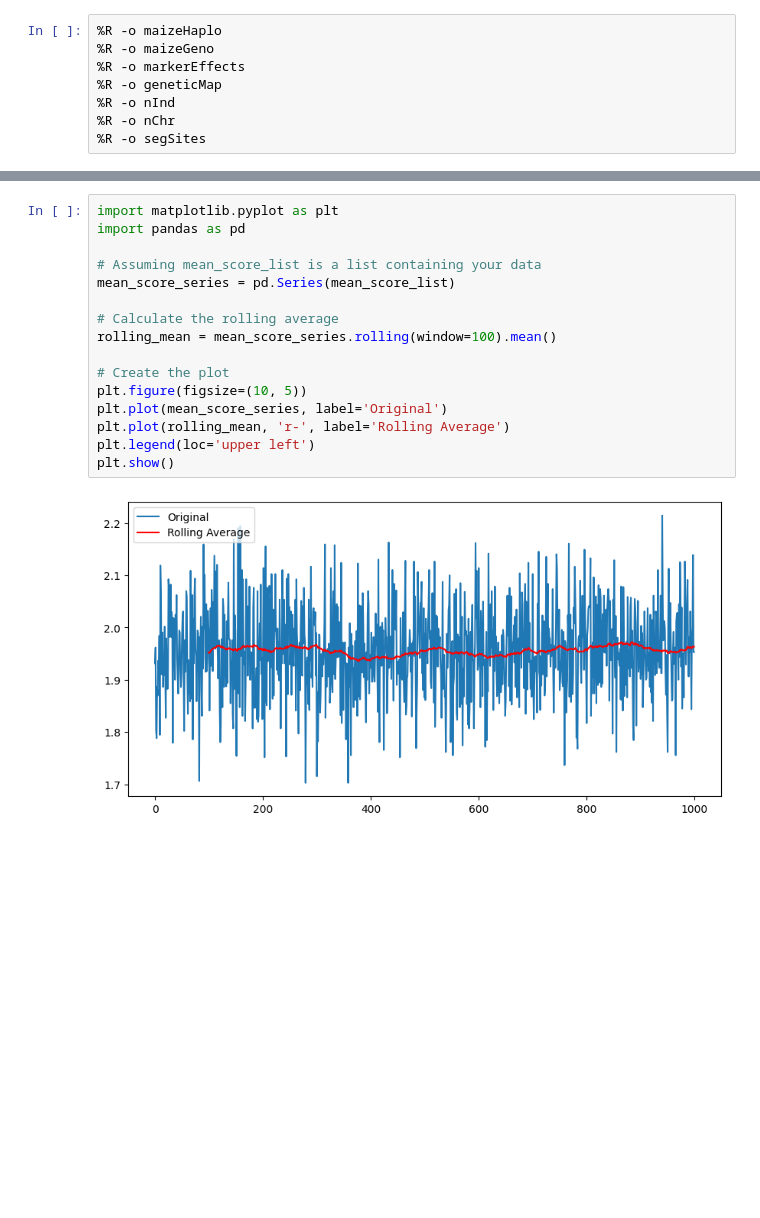
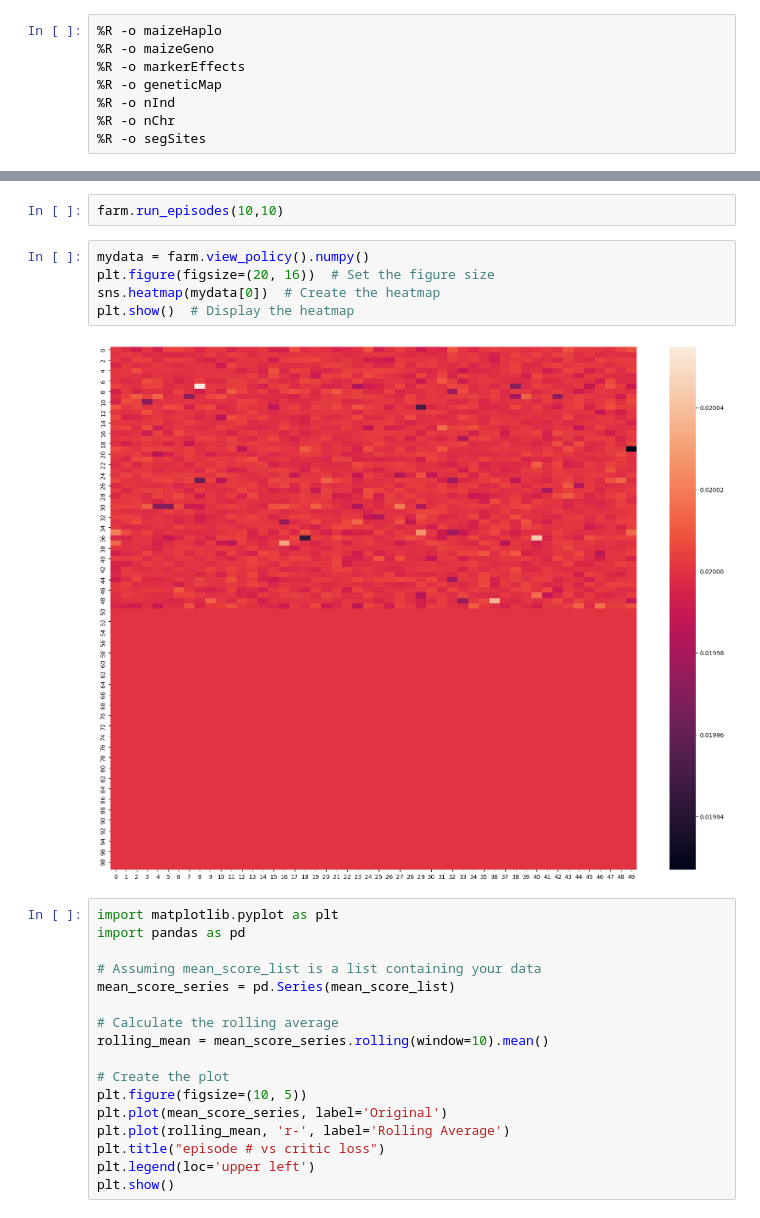
Before and after one commit to cjGO/breeder_agent, a Jupyter notebook: test.ipynb, the cells around one changed output, grey strips where cells are left out. Cells and saved outputs as stored; diff of their text form; blank space fills up the shorter version.

```diff
--- a/test.ipynb
+++ b/test.ipynb
@@ -503,3 +625,12 @@ reshape haplo (50, 40, 2)
+# %%
+farm.run_episodes(10,10)
+# %%
+mydata = farm.view_policy().numpy()
+plt.figure(figsize=(20, 16))  # Set the figure size
+sns.heatmap(mydata[0])  # Create the heatmap
+plt.show()  # Display the heatmap
+# %% [output]
+[figure, added]
 # %%
 import matplotlib.pyplot as plt
 import pandas as pd
@@ -508,13 +639,12 @@ import pandas as pd
 mean_score_series = pd.Series(mean_score_list)
 
 # Calculate the rolling average
-rolling_mean = mean_score_series.rolling(window=100).mean()
+rolling_mean = mean_score_series.rolling(window=10).mean()
 
 # Create the plot
 plt.figure(figsize=(10, 5))
 plt.plot(mean_score_series, label='Original')
 plt.plot(rolling_mean, 'r-', label='Rolling Average')
+plt.title("episode # vs critic loss")
 plt.legend(loc='upper left')
 plt.show()
-# %% [output]
-[figure, removed]
```
Also changed, not shown: parts of 14 cells of this notebook, 3 other files.
